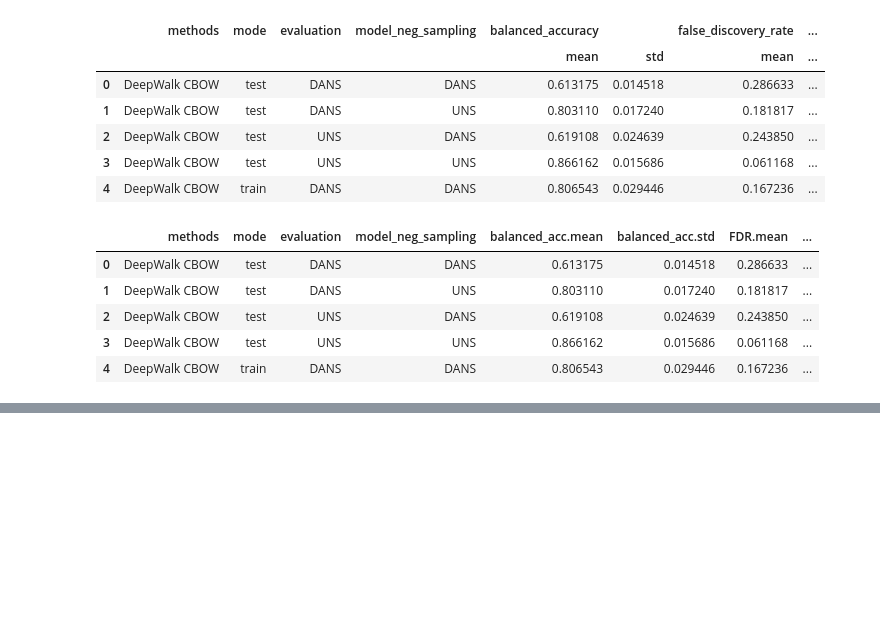
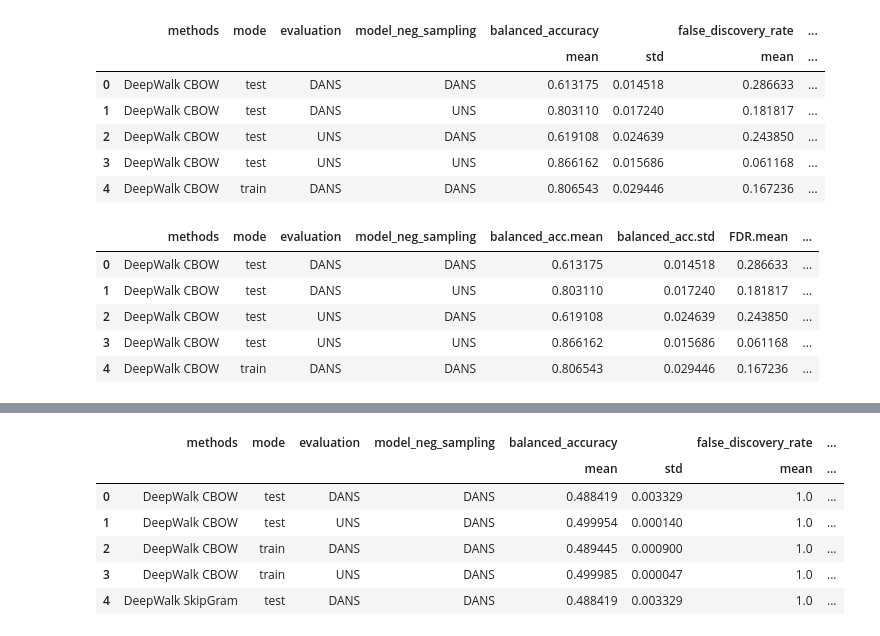
Before and after one commit to monarch-initiative/negativeExampleSelection, a Jupyter notebook: extractingResults.ipynb, the cells around one changed output, grey strips where cells are left out. Drawn from its saved outputs; the diff is of its cells as text; code cells hidden in the pictures; blank space fills up the shorter version.

Commit message:
IDG/Monarch scripts

```diff
--- a/extractingResults.ipynb
+++ b/extractingResults.ipynb
@@ -113,0 +116,5 @@ sli_stats.to_csv("sli_stats.csv")
+# %%
+df_idg = pd.read_csv("scripts/results/kg_idg_negative_select_oct23.tsv", sep="\t")
+# %%
+idg_results = extract_core_results(df_idg)
+idg_results.head()
@@ -113,0 +128,10 @@ sli_stats.to_csv("sli_stats.csv")
+# %%
+idg_stats = get_mean_and_sd(idg_results)
+# %% [output]
+|  | methods | mode | evaluation | model_neg_sampling | balanced_accuracy |  | false_discovery_rate | ... |
+|  |  |  |  |  | mean | std | mean | ... |
+| 0 | DeepWalk CBOW | test | DANS | DANS | 0.488419 | 0.003329 | 1.0 | ... |
+| 1 | DeepWalk CBOW | test | UNS | DANS | 0.499954 | 0.000140 | 1.0 | ... |
+| 2 | DeepWalk CBOW | train | DANS | DANS | 0.489445 | 0.000900 | 1.0 | ... |
+| 3 | DeepWalk CBOW | train | UNS | DANS | 0.499985 | 0.000047 | 1.0 | ... |
+| 4 | DeepWalk SkipGram | test | DANS | DANS | 0.488419 | 0.003329 | 1.0 | ... |
```
Also changed, not shown: parts of 4 cells of this notebook, 1 other file.
